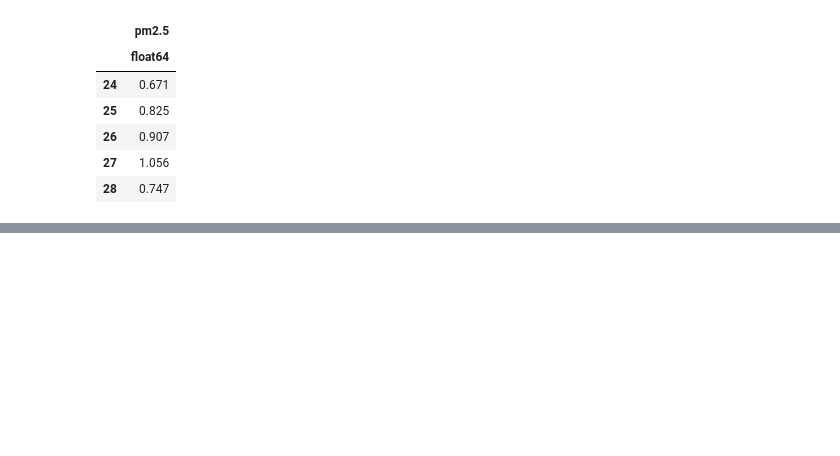
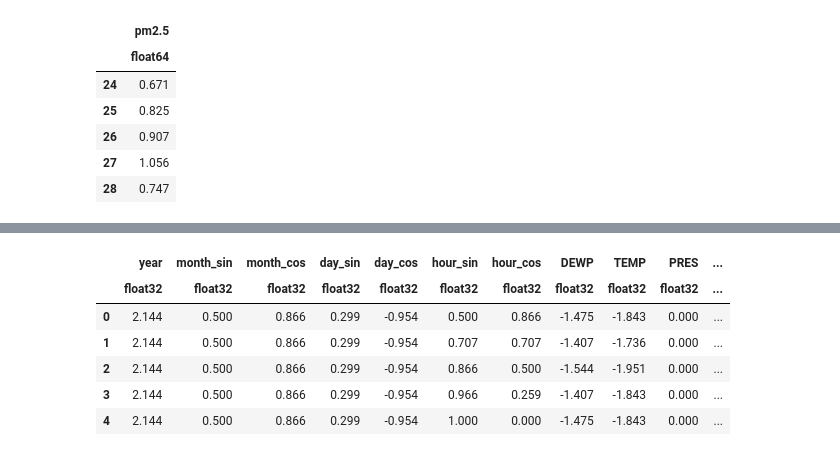
Before and after one commit to akseldkw07/kretsinger, a Jupyter notebook: kret_torch_utils/notebooks/torch_datasets.ipynb, the cells around one changed output, grey strips where cells are left out. Saved outputs shown, nothing was run; the diff lists cells and outputs as text; code cells hidden in the pictures; blank space fills up the shorter version.

```diff
--- a/kret_torch_utils/notebooks/torch_datasets.ipynb
+++ b/kret_torch_utils/notebooks/torch_datasets.ipynb
@@ -336,0 +325,3 @@ class TensorDataset___init___TypedDict(TypedDict, total=False):
+# %%
+x_test_tensor = TensorDatasetCustom.from_pd(X_test_cleaned)
+x_test_tensor
@@ -336,0 +361,10 @@ class TensorDataset___init___TypedDict(TypedDict, total=False):
+# %%
+UKS_NP_PD.dtt(x_test_tensor, how="head")
+# %% [output]
+|  | year | month_sin | month_cos | day_sin | day_cos | hour_sin | hour_cos | DEWP | TEMP | PRES | ... |
+|  | float32 | float32 | float32 | float32 | float32 | float32 | float32 | float32 | float32 | float32 | ... |
+| 0 | 2.144 | 0.500 | 0.866 | 0.299 | -0.954 | 0.500 | 0.866 | -1.475 | -1.843 | 0.000 | ... |
+| 1 | 2.144 | 0.500 | 0.866 | 0.299 | -0.954 | 0.707 | 0.707 | -1.407 | -1.736 | 0.000 | ... |
+| 2 | 2.144 | 0.500 | 0.866 | 0.299 | -0.954 | 0.866 | 0.500 | -1.544 | -1.951 | 0.000 | ... |
+| 3 | 2.144 | 0.500 | 0.866 | 0.299 | -0.954 | 0.966 | 0.259 | -1.407 | -1.843 | 0.000 | ... |
+| 4 | 2.144 | 0.500 | 0.866 | 0.299 | -0.954 | 1.000 | 0.000 | -1.475 | -1.843 | 0.000 | ... |
```
Also changed, not shown: parts of 10 cells of this notebook, 25 other files.
